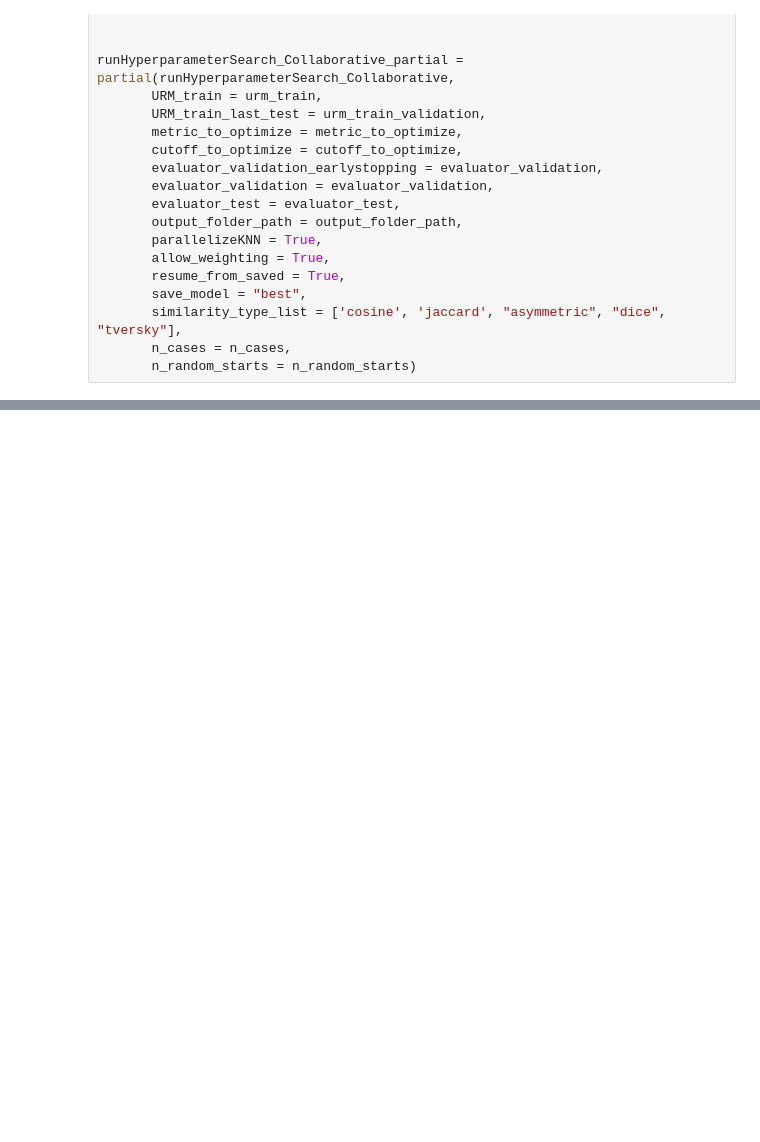
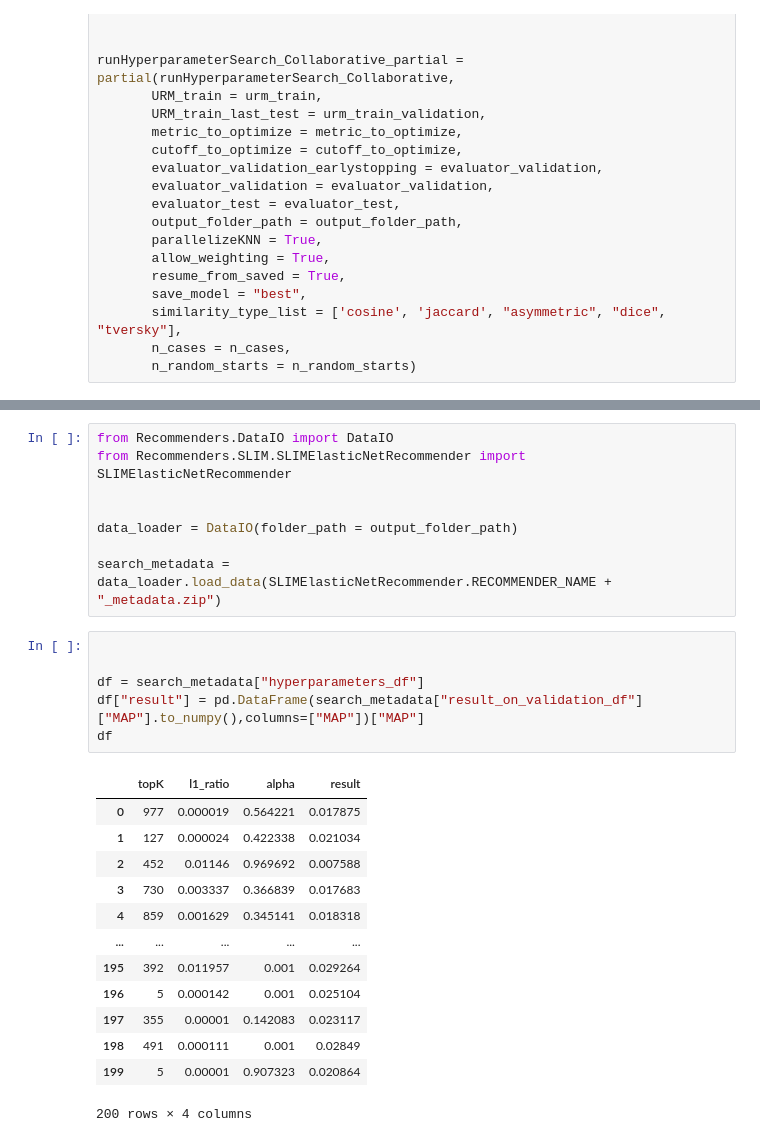
Before and after one commit to Jacopopiazza/RecSys-Challenge, a Jupyter notebook: Notebook/parallel-rp3-slimen-optimization.ipynb, the cells around one changed output, grey strips where cells are left out. Saved outputs shown, nothing was run; the diff lists cells and outputs as text; blank space fills up the shorter version.

```diff
--- a/Notebook/parallel-rp3-slimen-optimization.ipynb
+++ b/Notebook/parallel-rp3-slimen-optimization.ipynb
@@ -189,0 +254,28 @@ KeyboardInterrupt:
+# %%
+from Recommenders.DataIO import DataIO
+from Recommenders.SLIM.SLIMElasticNetRecommender import SLIMElasticNetRecommender
+
+
+data_loader = DataIO(folder_path = output_folder_path)
+
+search_metadata = data_loader.load_data(SLIMElasticNetRecommender.RECOMMENDER_NAME + "_metadata.zip")
+# %%
+
+
+df = search_metadata["hyperparameters_df"]
+df["result"] = pd.DataFrame(search_metadata["result_on_validation_df"]["MAP"].to_numpy(),columns=["MAP"])["MAP"]
+df
+# %% [output]
+|  | topK | l1_ratio | alpha | result |
+| 0 | 977 | 0.000019 | 0.564221 | 0.017875 |
+| 1 | 127 | 0.000024 | 0.422338 | 0.021034 |
+| 2 | 452 | 0.01146 | 0.969692 | 0.007588 |
+| 3 | 730 | 0.003337 | 0.366839 | 0.017683 |
+| 4 | 859 | 0.001629 | 0.345141 | 0.018318 |
+| ... | ... | ... | ... | ... |
+| 195 | 392 | 0.011957 | 0.001 | 0.029264 |
+| 196 | 5 | 0.000142 | 0.001 | 0.025104 |
+| 197 | 355 | 0.00001 | 0.142083 | 0.023117 |
+| 198 | 491 | 0.000111 | 0.001 | 0.02849 |
+| 199 | 5 | 0.00001 | 0.907323 | 0.020864 |
+200 rows × 4 columns
```
Also changed, not shown: parts of 14 cells of this notebook, 51 other files.
